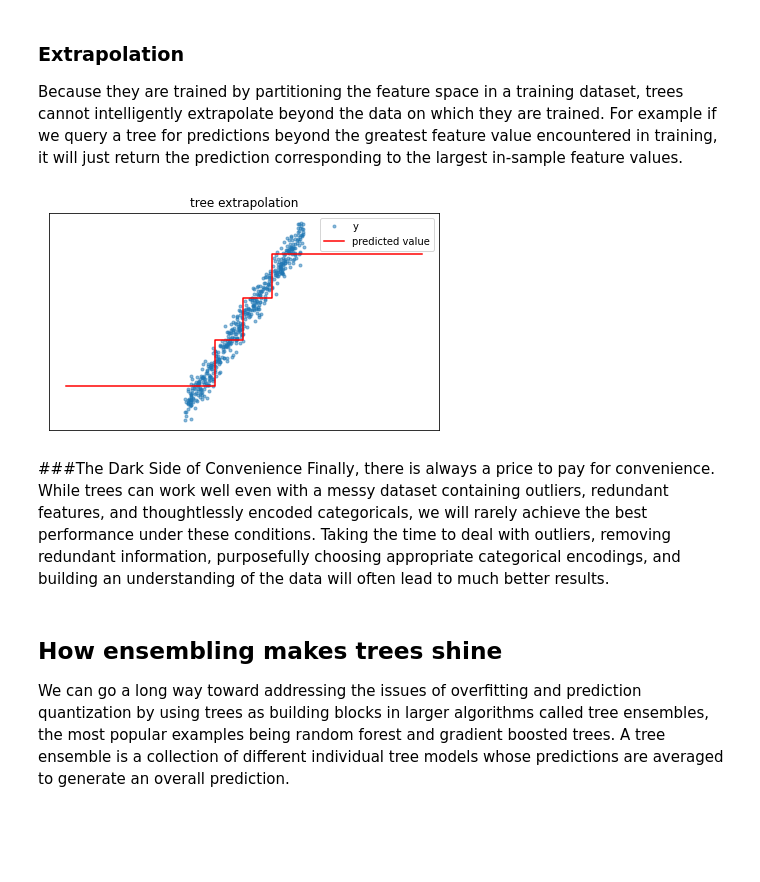
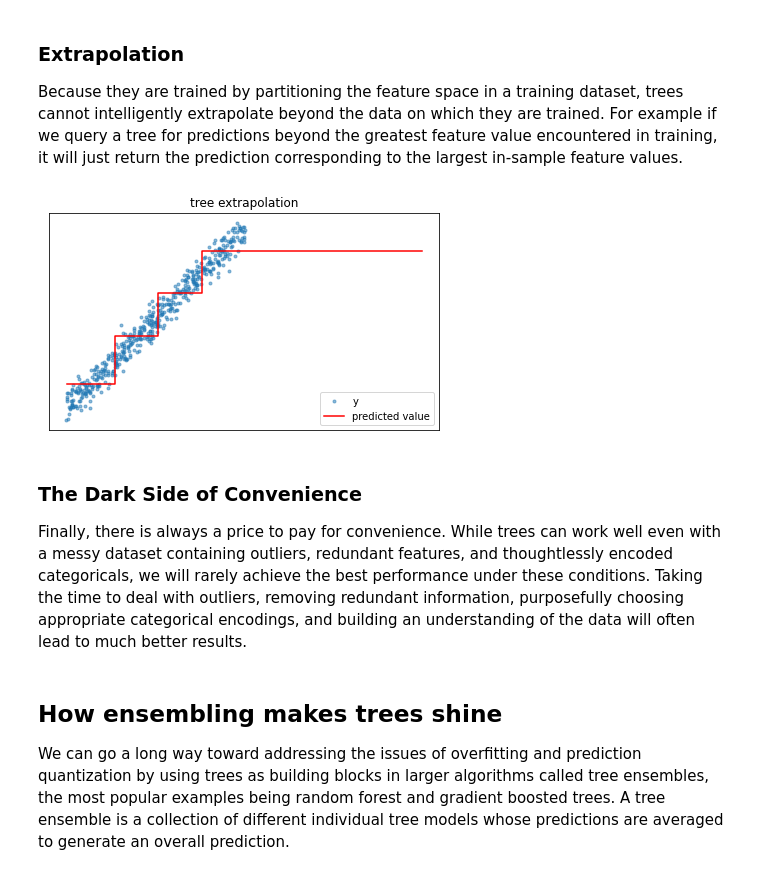
Before and after one commit to mcb00/blog, a Jupyter notebook: _notebooks/2021-12-12-consider-the-decision-tree.ipynb, the cells around one changed output. Drawn from its saved outputs; the diff is of its cells as text; code cells hidden in the pictures; blank space fills up the shorter version.

```diff
--- a/_notebooks/2021-12-12-consider-the-decision-tree.ipynb
+++ b/_notebooks/2021-12-12-consider-the-decision-tree.ipynb
@@ -278,27 +281,27 @@ Because they are trained by partitioning the feature space in a training dataset
 # %%
 #hide_input
 rng = np.random.default_rng()
 xx = np.sort(rng.uniform(-1,1,500))
-xx_test = np.sort(rng.uniform(-3,3,500))
+xx_test = np.sort(rng.uniform(-1,3,500))
 # yx = np.sin(xx * 2 * np.pi * 0.5) + rng.normal(0, 0.2, xx.shape)
 yx = xx + rng.normal(0, 0.1, xx.shape)
 xx, xx_test = xx.reshape(-1, 1), xx_test.reshape(-1, 1)
 ex_tree = DecisionTreeRegressor(max_depth=2)
 ex_tree.fit(xx, yx)
 ex_tree_pred = ex_tree.predict(xx_test)
 fig, ax = plt.subplots(figsize=(7,4))
 plt.plot(xx, yx, '.', alpha=0.5, label='y')
 plt.step(xx_test, ex_tree_pred, '-r', label='predicted value')
-plt.legend()
+plt.legend(loc='lower right')
 ax.get_xaxis().set_ticks([])
 ax.get_yaxis().set_ticks([])
 # plt.annotate(text='overpredict', xy=(0.1, 0.3), xytext=(-0.05, 0.7), arrowprops={'arrowstyle': '->'})
 # plt.annotate(text='underpredict', xy=(-0.1, -0.3), xytext=(-0.35, -0.8), arrowprops={'arrowstyle': '->'})
 plt.title('tree extrapolation');
 # %% [output]
-[figure, old version]
+[figure, new version]
 # %% [markdown]
-###The Dark Side of Convenience
+### The Dark Side of Convenience
 Finally, there is always a price to pay for convenience. While trees can work well even with a messy dataset containing outliers, redundant features, and thoughtlessly encoded categoricals, we will rarely achieve the best performance under these conditions. Taking the time to deal with outliers, removing redundant information, purposefully choosing appropriate categorical encodings, and building an understanding of the data will often lead to much better results.
 # %% [markdown]
 ## How ensembling makes trees shine
```
Also changed, not shown: parts of 9 cells of this notebook.
